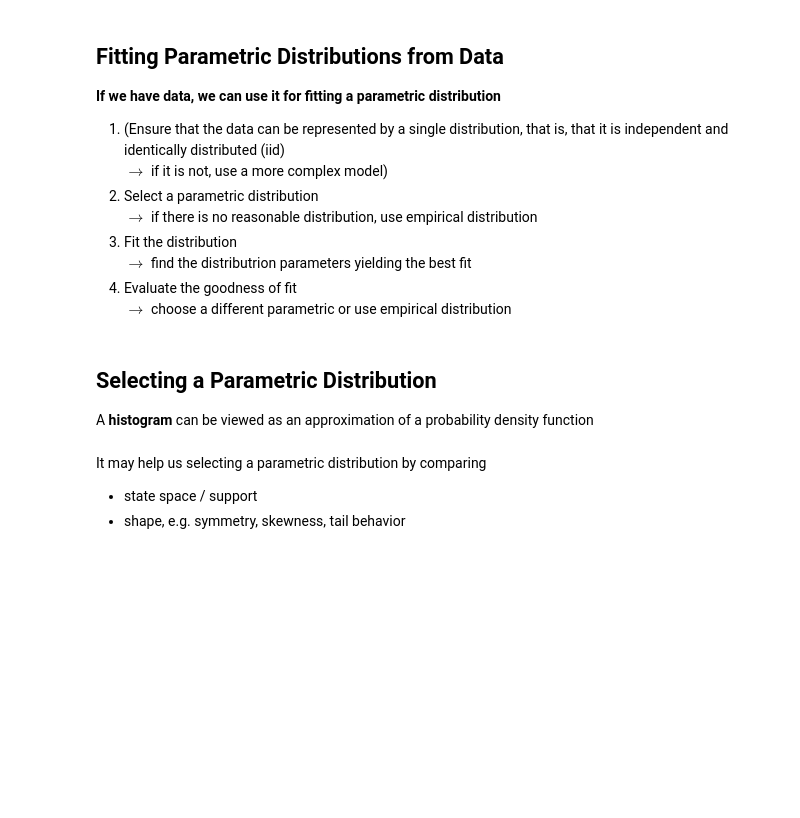
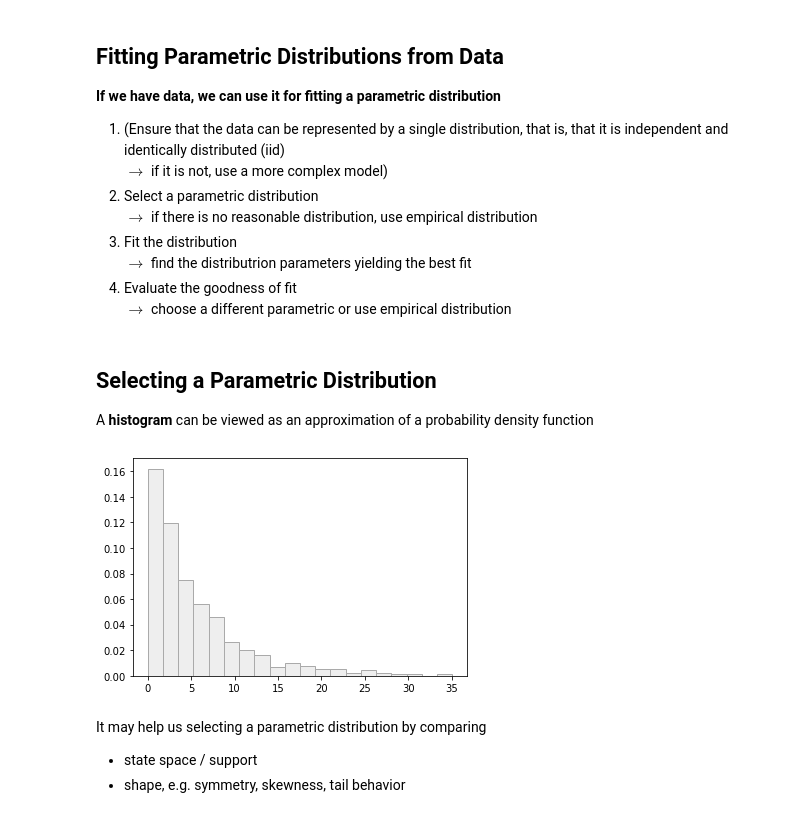
Before and after one commit to decision-analytics/cords2022, a Jupyter notebook: 03/03_Obtaining_Distributions.ipynb, the cells around one changed output. Saved outputs shown, nothing was run; the diff lists cells and outputs as text; code cells hidden in the pictures; blank space fills up the shorter version.

```diff
--- a/03/03_Obtaining_Distributions.ipynb
+++ b/03/03_Obtaining_Distributions.ipynb
@@ -463,7 +464,9 @@ A **histogram** can be viewed as an approximation of a probability
 density function
 # %%
 
-count, bins, ignored = plt.hist(data2, bins=30, density=True, color='#EEEEEE', edgecolor="#AAAAAA")
+count, bins, ignored = plt.hist(data2, bins=20, density=True, color='#EEEEEE', edgecolor="#AAAAAA")
+# %% [output]
+[figure, added]
 # %% [markdown]
 It may help us selecting a parametric distribution by comparing
 - state space / support
```
Also changed, not shown: parts of 27 cells of this notebook, 12 other files.
